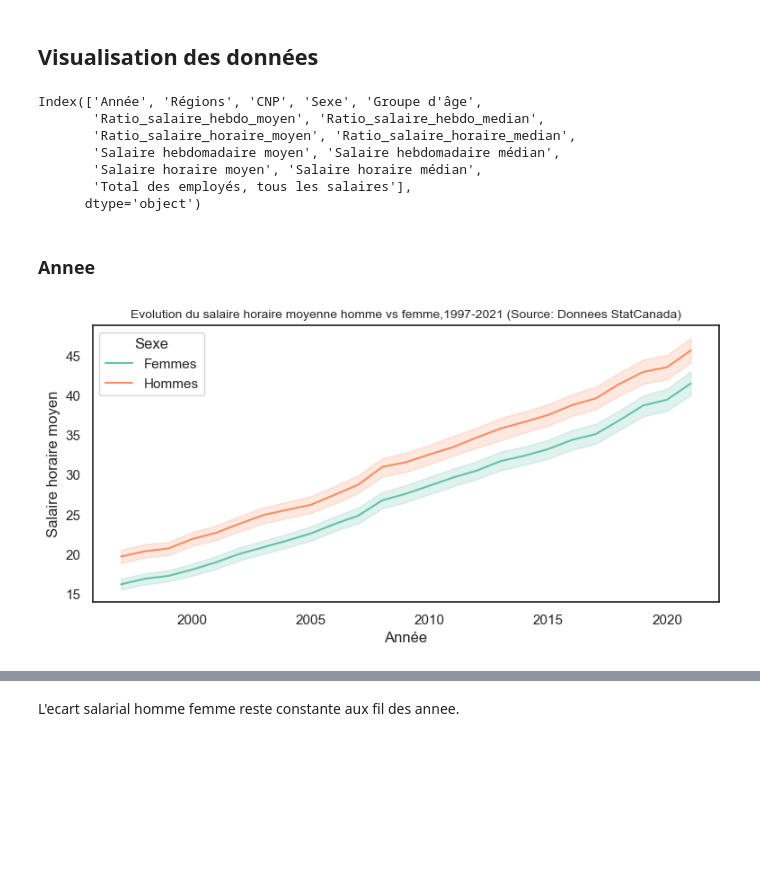
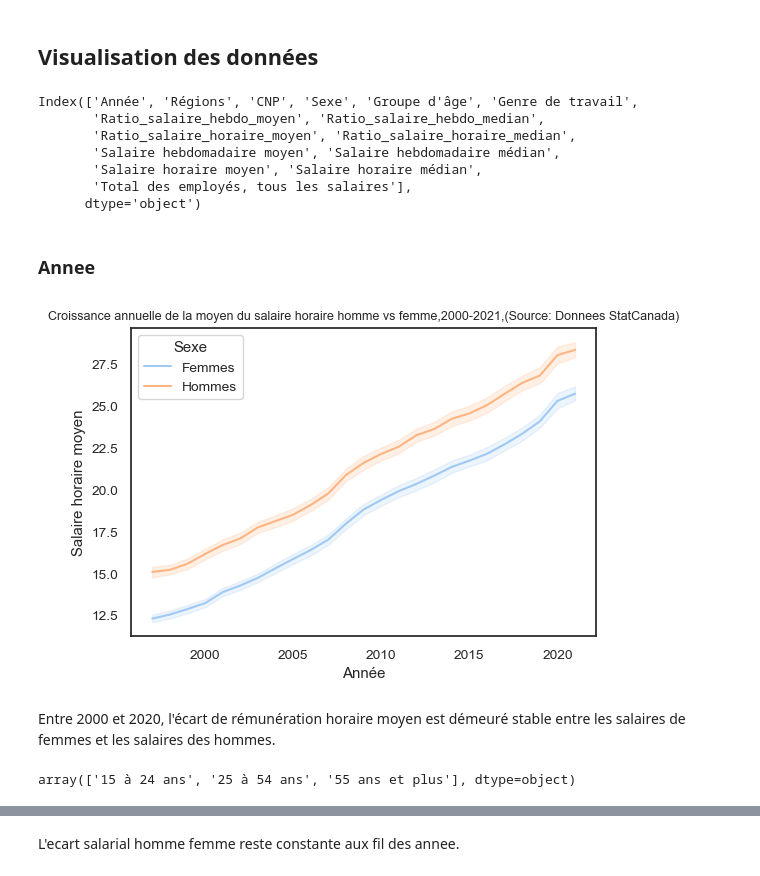
Before and after one commit to marciosdn/projet_77, a Jupyter notebook: AED Salaire Employe.ipynb, the cells around one changed output, grey strips where cells are left out. Drawn from its saved outputs; the diff is of its cells as text; code cells hidden in the pictures; blank space fills up the shorter version.

```diff
--- a/AED Salaire Employe.ipynb
+++ b/AED Salaire Employe.ipynb
@@ -9,5 +3,6 @@
 # %%
 import os
+import sys
 
 import sklearn
 from sklearn.model_selection import train_test_split
@@ -15,6 +10,7 @@ from sklearn.model_selection import train_test_split
 from sklearn.preprocessing import StandardScaler
 import numpy as np
 import pandas as pd
+import matplotlib
 import matplotlib.pyplot as plt
 import seaborn as sns
 sns.set(color_codes=True)
@@ -31,15 +27,8 @@ warnings.simplefilter(action='ignore', category=FutureWarning)
 warnings.filterwarnings('ignore', '.*do not.*', )
 warnings.warn('Do not show this message')
 
-# some nice colors from http://colorbrewer2.org/
-COLOR1 = '#7fc97f'
-COLOR2 = '#beaed4'
-COLOR3 = '#fdc086'
-COLOR4 = '#ffff99'
-COLOR5 = '#386cb0'
-
-sns.set(rc={'figure.figsize':(9, 4)})
-sns.set_theme(context="notebook", style="white", palette="Set2")
+sns.set(rc={'figure.figsize':(6, 4)})
+sns.set_theme(context="notebook", style="white", palette="pastel",font_scale=0.9)
 # %% [markdown]
 # AED
 
@@ -349,9 +416,24 @@ Index(['Année', 'Régions', 'CNP', 'Sexe', 'Groupe d'âge',
+# %%
+def filtre_df_salaire():
+    filtre_sexe=salaire_employe_CNP.Sexe.isin(["Femmes","Hommes"])
+    filtre_plus_15=salaire_employe_CNP["Groupe d\'âge"]!="15 ans et plus"
+    filtre_region=salaire_employe_CNP["Régions"]!="Canada"
+    filtres_sal_0=salaire_employe_CNP["Salaire horaire moyen"]!=0.0
+
+    df1=salaire_employe_CNP[filtre_sexe]
+    df2=df1[filtre_plus_15]
+    df3=df2[filtre_region]
+    df=df3[filtres_sal_0]
+
+    return df
+# %%
+salaire_employe_CNP=filtre_df_salaire()
 # %% [markdown]
 ## Visualisation des données
 # %%
 salaire_employe_CNP.columns
 # %% [output]
-Index(['Année', 'Régions', 'CNP', 'Sexe', 'Groupe d'âge',
+Index(['Année', 'Régions', 'CNP', 'Sexe', 'Groupe d'âge', 'Genre de travail',
        'Ratio_salaire_hebdo_moyen', 'Ratio_salaire_hebdo_median',
        'Ratio_salaire_horaire_moyen', 'Ratio_salaire_horaire_median',
        'Salaire hebdomadaire moyen', 'Salaire hebdomadaire médian',
@@ -363,13 +445,13 @@ Index(['Année', 'Régions', 'CNP', 'Sexe', 'Groupe d'âge',
 # %%
 filtre_sexe=salaire_employe_CNP['Sexe'].isin(['Femmes','Hommes'])
 sns.lineplot(data=salaire_employe_CNP[filtre_sexe],
              x="Année",
              y='Salaire horaire moyen',
              hue='Sexe',
             markers=True,
             dashes=False)
-plt.title(label='Evolution du salaire horaire moyenne homme vs femme,1997-2021 (Source: Donnees StatCanada)',
-          fontdict={'fontsize':10}, loc='center')
+plt.title(label='Croissance annuelle de la moyen du salaire horaire homme vs femme,2000-2021,(Source: Donnees StatCanada)',
+          fontdict={'fontsize':9}, loc='center')
 plt.show()
 # %% [output]
-[figure, old version]
+[figure, new version]
@@ -377,0 +458,7 @@ sns.lineplot()
+# %% [markdown]
+Entre 2000 et 2020, l'écart de rémunération horaire moyen est démeuré
+stable entre les salaires de femmes et les salaires des hommes.
+# %%
+salaire_employe_CNP["Groupe d\'âge"].unique()
+# %% [output]
+array(['15 à 24 ans', '25 à 54 ans', '55 ans et plus'], dtype=object)
```
Also changed, not shown: parts of 81 cells of this notebook.
